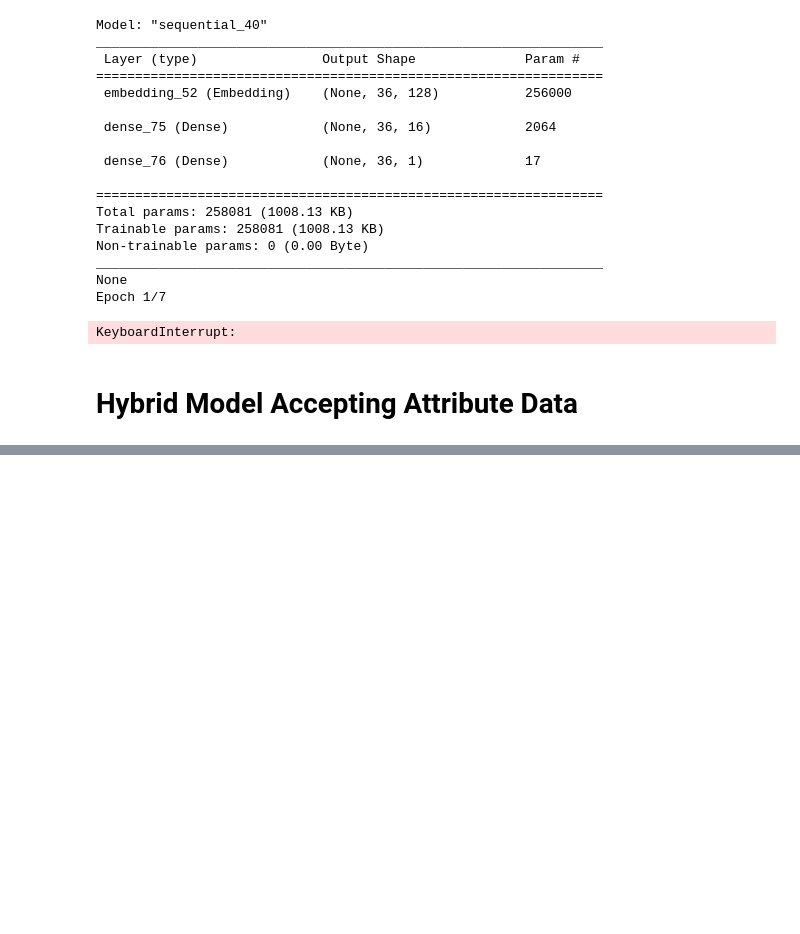
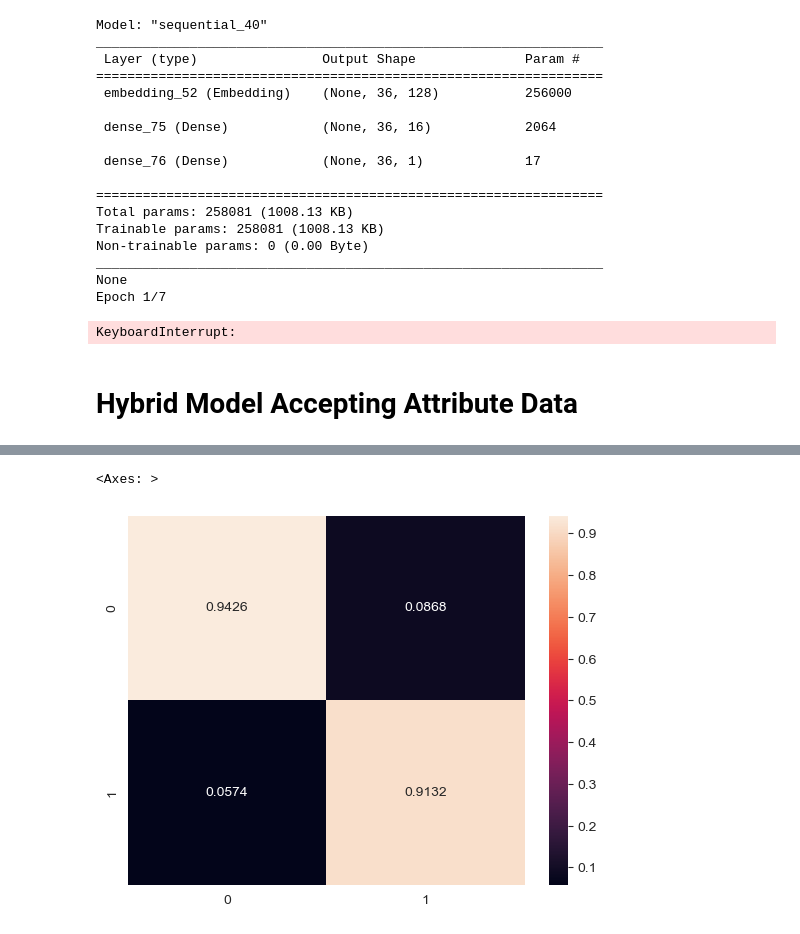
Before and after one commit to Jamie-n/Masters-Group-Project, a Jupyter notebook: model_train.ipynb, the cells around one changed output, grey strips where cells are left out. Saved outputs shown, nothing was run; the diff lists cells and outputs as text; code cells hidden in the pictures; blank space fills up the shorter version.

```diff
--- a/model_train.ipynb
+++ b/model_train.ipynb
@@ -310,0 +522,14 @@ You must install pydot (`pip install pydot`) and install graphviz (see instructi
+# %%
+result = confusion_matrix(testing_dataframe['label'], np.round(prediction).tolist(), normalize='pred')
+
+fpr_keras, tpr_keras, thresholds_keras = roc_curve(testing_dataframe['label'], prediction)
+from sklearn.metrics import auc
+
+auc_keras = auc(fpr_keras, tpr_keras)
+# %%
+import seaborn as sns
+
+sns.heatmap(result, annot=True, fmt=".4f")
+# %% [output]
+<Axes: >
+[figure, added]
```
Also changed, not shown: parts of 22 cells of this notebook.
